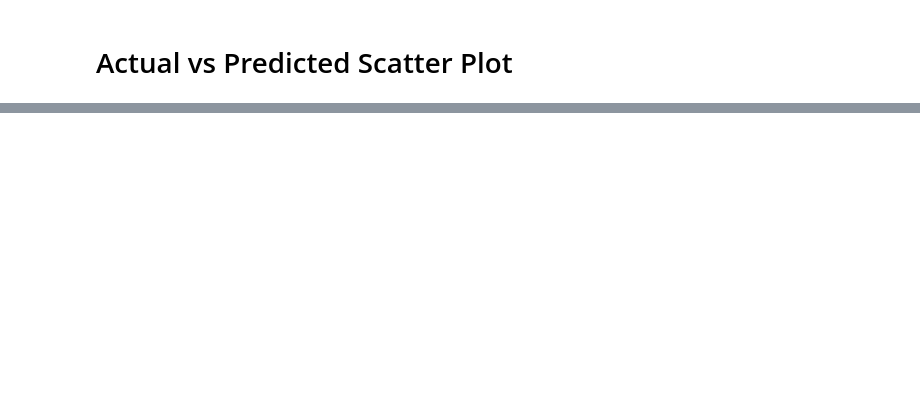
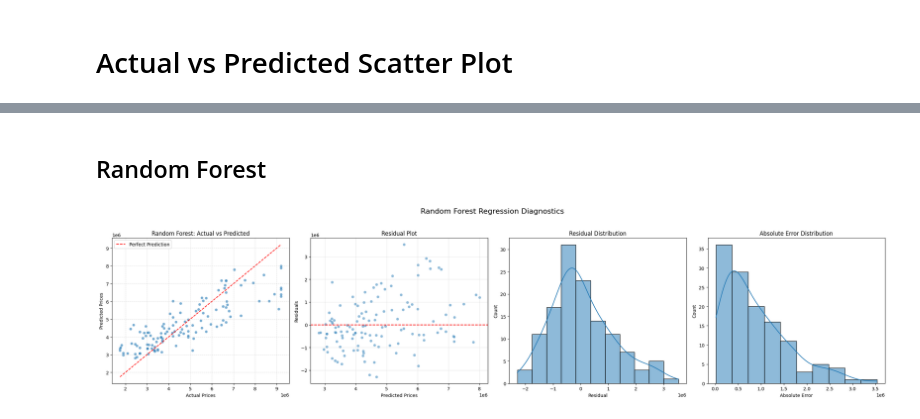
Before and after one commit to iamdealer02/Housing-Price-Prediction-Model, a Jupyter notebook: 08.Analysis.ipynb, the cells around one changed output, grey strips where cells are left out. Cells and saved outputs as stored; diff of their text form; code cells hidden in the pictures; blank space fills up the shorter version.

```diff
--- a/08.Analysis.ipynb
+++ b/08.Analysis.ipynb
@@ -128,0 +127,9 @@ plt.show()
+# %% [markdown]
+## Random Forest
+# %%
+pred_random_forest = pd.read_csv(
+    "./models/predictions/random_forest_predictions.csv"
+)
+plot_regression_diagnostics(pred_random_forest, "Random Forest")
+# %% [output]
+[figure, added]
```
Also changed, not shown: parts of 15 cells of this notebook, 2 other files.
